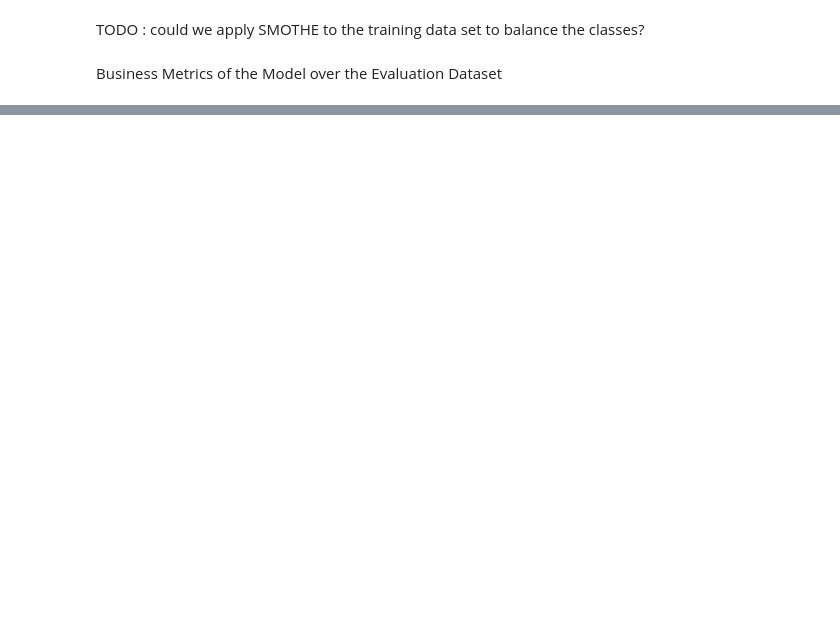
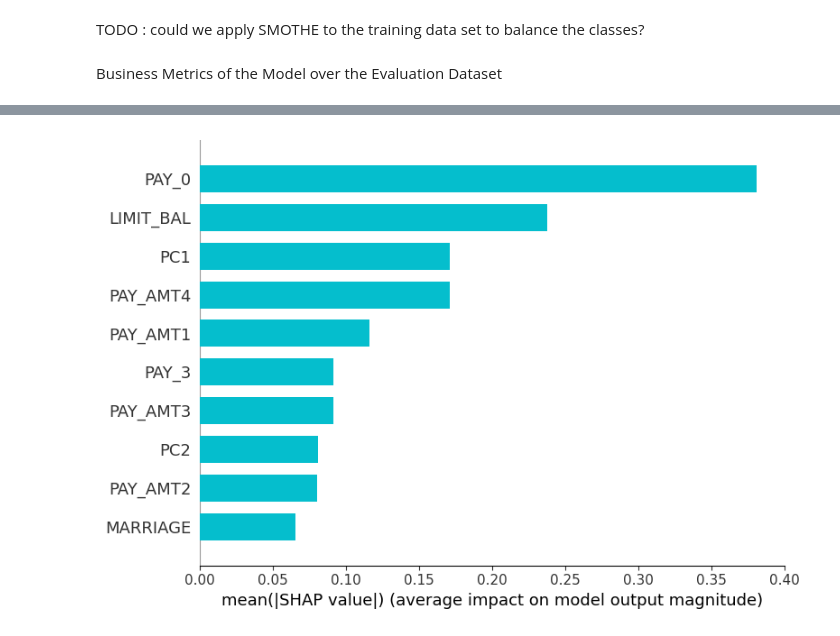
Before and after one commit to andrea-mar/credit_default_risk, a Jupyter notebook: credit_risk_model.ipynb, the cells around one changed output, grey strips where cells are left out. Drawn from its saved outputs; the diff is of its cells as text; code cells hidden in the pictures; blank space fills up the shorter version.

```diff
--- a/credit_risk_model.ipynb
+++ b/credit_risk_model.ipynb
@@ -1141,0 +1193,14 @@ Business Metrics of the Model over the Evaluation Dataset
+# %%
+# Create the SHAP explainer
+explainer = shap.Explainer(best_model, X_test_pc)
+
+# Compute SHAP values
+shap_values = explainer(X_test_pc)
+# %%
+# Plot SHAP bar plot for global feature importance
+shap.summary_plot(shap_values, X_test_pc, plot_type="bar", max_display=10, color = dark_blue)
+
+# Show the plot
+plt.show()
+# %% [output]
+[figure, added]
```
Also changed, not shown: parts of 11 cells of this notebook, 3 other files.
